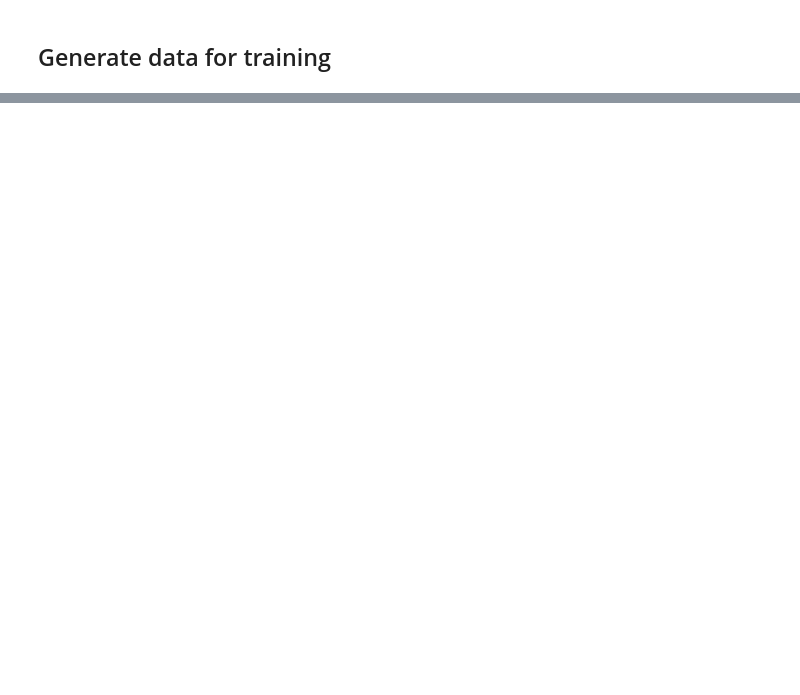
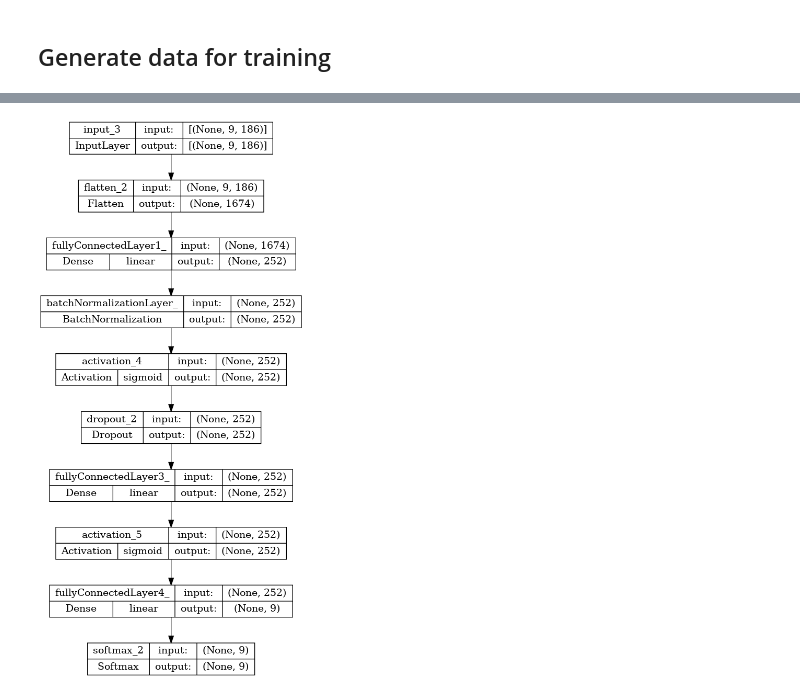
Before and after one commit to IISAS/nvflare-hysped, a Jupyter notebook: volumes/dev/tf/notebooks/data_preprocess_sverepec_24.ipynb, the cells around one changed output, grey strips where cells are left out. Saved outputs shown, nothing was run; the diff lists cells and outputs as text; code cells hidden in the pictures; blank space fills up the shorter version.

Commit message:
initial multidimensional model

```diff
--- a/volumes/dev/tf/notebooks/data_preprocess_sverepec_24.ipynb
+++ b/volumes/dev/tf/notebooks/data_preprocess_sverepec_24.ipynb
@@ -416,8 +430,0 @@ Y_data: (6162, 1)
-# %%
-for x in trange(swv_X.shape[:2][0]):
-    for y in range(swv_X.shape[:2][1]):
-        X_data = swv_X[x,y,0,wcx,wcy]
-        Y_data = swv_Y[x,y,0,wcx,wcy]
-        print('%s --> %s' % (X_data, Y_data))
-        break
-    break
@@ -441,0 +431,25 @@ for x in trange(swv_X.shape[:2][0]):
+# %%
+def make_model(input_shape, num_classes=num_classes):
+    featureInputLayer = tf.keras.Input(shape=input_shape)
+    num_pixels = input_shape[:1][0]
+    flattenLayer1 = tf.keras.layers.Flatten(data_format='channels_last')(featureInputLayer)
+    fullyConnectedLayer1 = tf.keras.layers.Dense(num_pixels*28, name="fullyConnectedLayer1_")(flattenLayer1)
+    batchNormalizationLayer = tf.keras.layers.BatchNormalization(epsilon=0.000010, name="batchNormalizationLayer_")(fullyConnectedLayer1)
+    sigmoidLayer = tf.keras.layers.Activation('sigmoid')(batchNormalizationLayer)
+    dropoutLayer = tf.keras.layers.Dropout(0.150000)(sigmoidLayer)
+    fullyConnectedLayer3 = tf.keras.layers.Dense(num_pixels*28, name="fullyConnectedLayer3_")(dropoutLayer)
+    sigmoidLayer2 = tf.keras.layers.Activation('sigmoid')(fullyConnectedLayer3)
+    fullyConnectedLayer4 = tf.keras.layers.Dense(num_classes, name="fullyConnectedLayer4_")(sigmoidLayer2)
+    softmaxLayer = tf.keras.layers.Softmax()(fullyConnectedLayer4)
+    classificationLayer = softmaxLayer
+
+    model = keras.Model(inputs=[featureInputLayer], outputs=[classificationLayer])
+    return model
+# %%
+model = make_model(X_data.shape[1:])
+model.compile(
+    optimizer='adam',
+    loss='categorical_crossentropy',
+    metrics=['categorical_accuracy']
+)
+model.summary()
@@ -441,0 +474,9 @@ for x in trange(swv_X.shape[:2][0]):
+# %%
+tf.keras.utils.plot_model(
+    model,
+    expand_nested=True,
+    show_shapes=True,
+    show_layer_activations=True
+)
+# %% [output]
+[figure, added]
```
Also changed, not shown: parts of 13 cells of this notebook.
